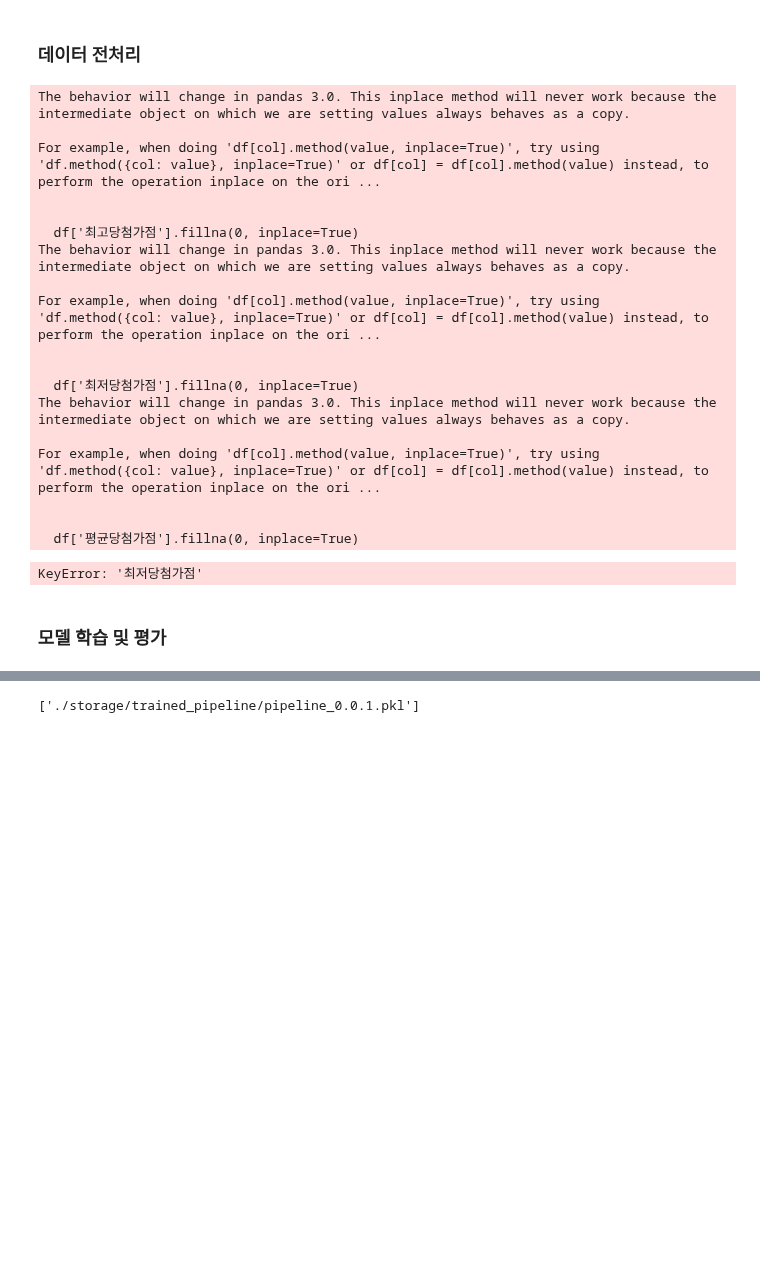
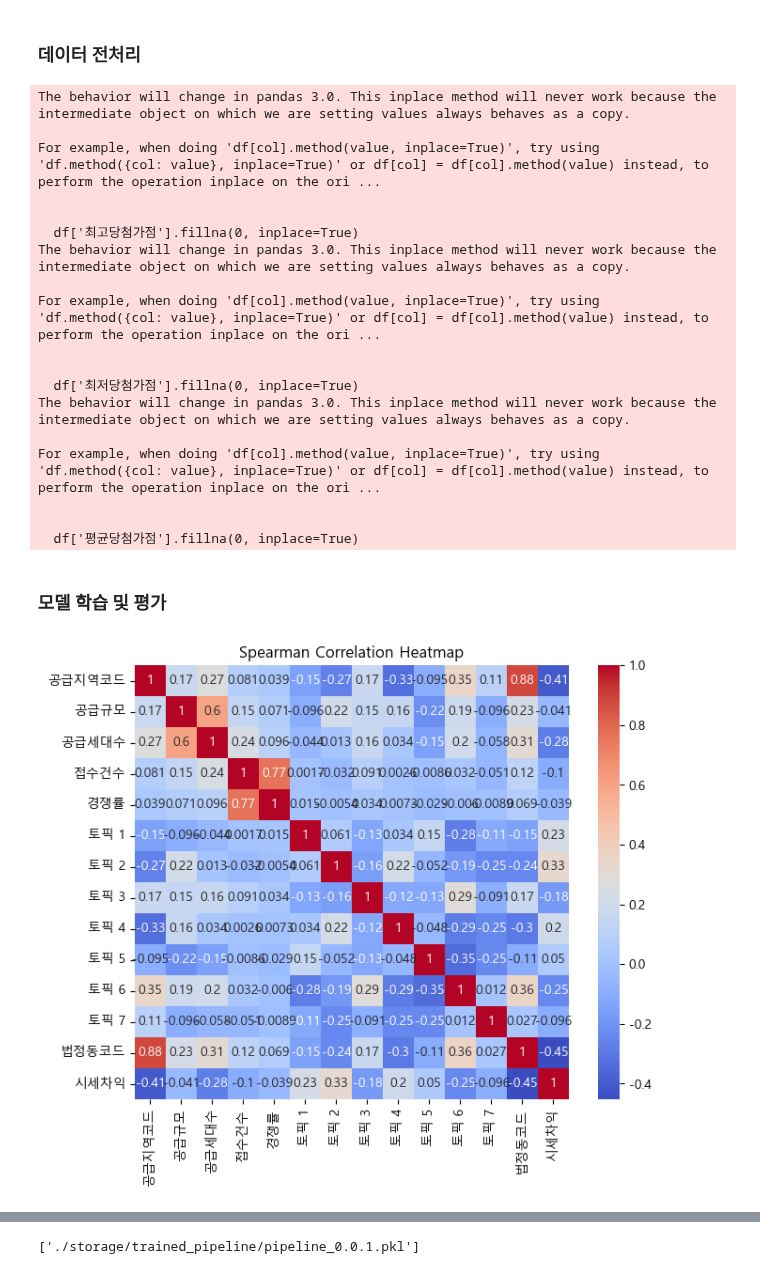
Before and after one commit to choikwangil95/HKToss-MLOps-Proejct, a Jupyter notebook: src/baseline.ipynb, the cells around one changed output, grey strips where cells are left out. Drawn from its saved outputs; the diff is of its cells as text; code cells hidden in the pictures; blank space fills up the shorter version.

```diff
--- a/src/baseline.ipynb
+++ b/src/baseline.ipynb
@@ -25,6 +25,13 @@ df = pd.read_csv(file_path)
 preprocessing_pipeline = pipeline(type='train')
 df = preprocessing_pipeline.transform(df)
 
+# 학습할 모델별로 드랍할 칼럼 정의
+# - 최고당첨가점: 공급지역코드, 거래금액(만원), 공급세대수
+# 최저당첨가점: 공급지역코드, 거래금액(만원), 공급세대수
+# 시세차익: 공급지역코드, 공급세대수
+df['시세차익'] = df['전용면적'] * df['전용면적당 시세차익']
+df.drop(columns=['전용면적', '전용면적당 시세차익', '거래금액(만원)', '공급금액(최고가 기준)'], inplace=True)
+
 # 파일 저장
 file_version = "250320-01"
 output_file = f"./storage/train_data/train-{file_version}.csv"
@@ -48,7 +55,6 @@ For example, when doing 'df[col].method(value, inplace=True)', try using 'df.met
 
 
   df['평균당첨가점'].fillna(0, inplace=True)
-KeyError: '최저당첨가점'
 # %% [markdown]
 ### 모델 학습 및 평가
 # %%
@@ -57,8 +63,8 @@ KeyError: '최저당첨가점'
 file_path = f"./storage/train_data/train-{file_version}.csv"
 df = pd.read_csv(file_path, encoding='cp949')
 # %%
-X = df.drop(columns=["최고당첨가점"])
-Y = df["최고당첨가점"]
+X = df.drop(columns=["시세차익"])
+Y = df["시세차익"]
 
 X_train, X_test, y_train, y_test = train_test_split(
     X,  # 타겟(최저당첨가점) 제외
@@ -66,6 +72,25 @@ X_train, X_test, y_train, y_test = train_test_split(
     test_size=0.2,
     random_state=42
 )
+# %%
+import seaborn as sns
+
+# X_train과 y_train을 합치기
+train_df = pd.concat([X_train, y_train], axis=1)
+
+# numeric 열만 선택
+numeric_df = train_df.select_dtypes(include=['int64', 'float64'])
+
+# 스피어만 상관관계 계산
+spearman_corr = numeric_df.corr(method='spearman')
+
+# 히트맵 생성
+plt.figure(figsize=(8, 6))
+sns.heatmap(spearman_corr, annot=True, cmap='coolwarm', square=True)
+plt.title('Spearman Correlation Heatmap')
+plt.show()
+# %% [output]
+[figure, added]
 # %%
 feature_pipeline = pipeline2()
 
```
Also changed, not shown: 47 other files.
